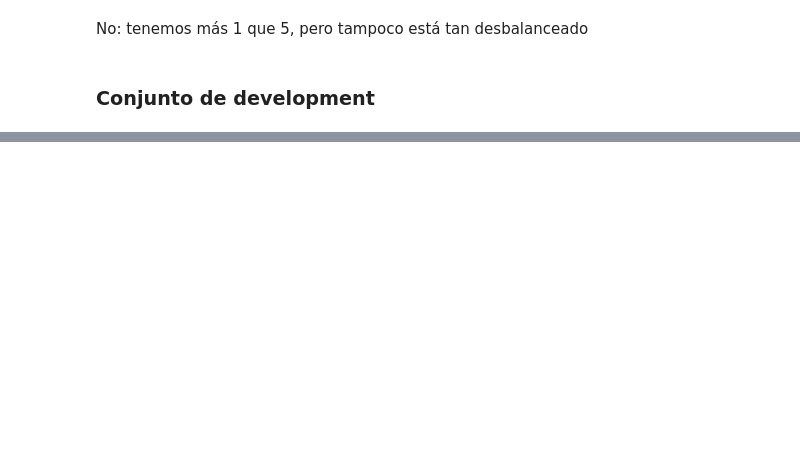
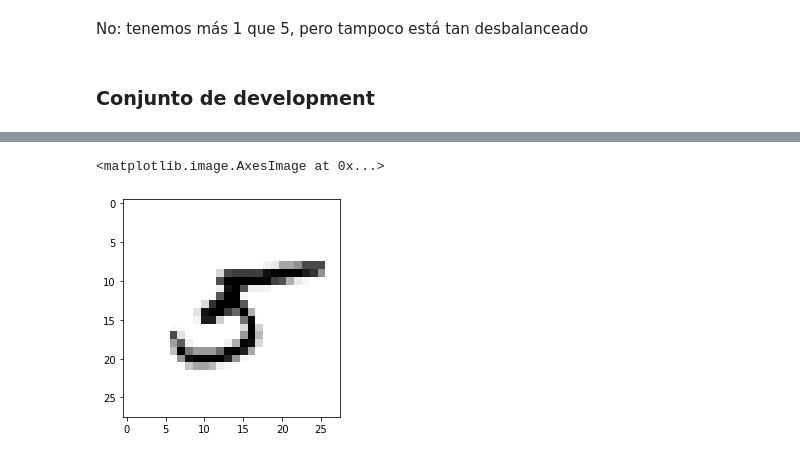
Before and after one commit to wgbusch/mt, a Jupyter notebook: tp2/notebooks/knn.ipynb, the cells around one changed output, grey strips where cells are left out. Cells and saved outputs as stored; diff of their text form; code cells hidden in the pictures; blank space fills up the shorter version.

```diff
--- a/tp2/notebooks/knn.ipynb
+++ b/tp2/notebooks/knn.ipynb
@@ -179,8 +188,11 @@ clf.fit(X_train, y_train)
 # %%
 %%time
 from sklearn.metrics import accuracy_score
-y_pred = clf.predict(X_val)
+y_pred = clf.predict(X_val[0:5])
+#acc = accuracy_score(y_val, y_pred)
+#print("Accuracy: {}".format(acc))
+print(y_pred)
 
-acc = accuracy_score(y_val, y_pred)
-print("Accuracy: {}".format(acc))
+img = X_val[0].reshape(28, 28)
+plt.imshow(img, cmap="Greys")
 # %% [output]
@@ -189,0 +202,2 @@ Wall time: 29 ms
+<matplotlib.image.AxesImage at 0x...>
+[figure, added]
```
Also changed, not shown: parts of 14 cells of this notebook, 4 other files.
